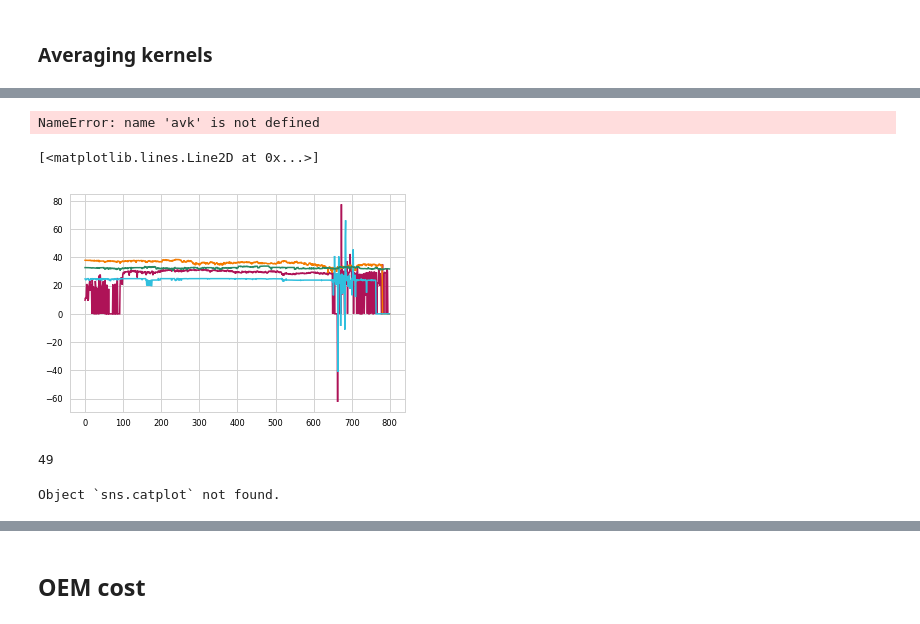
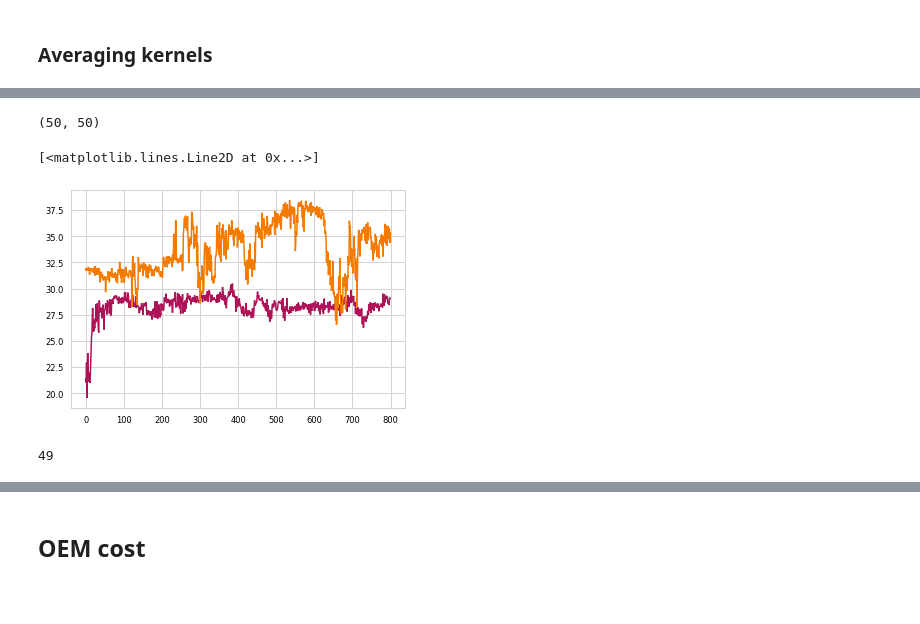
Before and after one commit to simonpf/mcrf, a Jupyter notebook: notebooks/liras/combined_results.ipynb, the cells around one changed output, grey strips where cells are left out. Drawn from its saved outputs; the diff is of its cells as text; code cells hidden in the pictures; blank space fills up the shorter version.

```diff
--- a/notebooks/liras/combined_results.ipynb
+++ b/notebooks/liras/combined_results.ipynb
@@ -444,3 +429,0 @@ js.shape
-# %%
-for i in range(11):
-    plt.plot(js[400, -i, -30:-9])
@@ -465,8 +429,0 @@ array([[0.00000000e+00, 0.00000000e+00, 0.00000000e+00, ...,
-# %%
-from matplotlib.colors import Normalize
-x = reference_b["lat"]
-y = np.linspace(0, 20, 206)
-for i in range(61):
-    plt.figure()
-    plt.pcolormesh(x, y, np.log10(np.abs(js[:, i, :].T)), norm = Normalize(-6, 2))
-    plt.colorbar()
@@ -487,7 +430,3 @@ for i in range(61):
-# %%
-plt.pcolormesh(z_a, z_a, avk[58 : 58, :58])
-# %% [output]
-NameError: name 'avk' is not defined
 # %%
 import pandas as pd
 
@@ -520,13 +459,13 @@ for i in range(n):
         method += ["Combined"]
         quantity += ["Total"]
 
-        s, e = 0, 58
+        s, e = 0, 12
         dofs += [np.trace(avk[s : e, s : e])]
         method += ["Combined"]
         quantity += ["Ice, $N_0^*$"]
 
         s = e
-        e = s + 58
+        e = s + 6
         dofs += [np.trace(avk[s : e, s : e])]
         method += ["Combined"]
         quantity += ["Rain, $N_0^*$"]
@@ -538,19 +477,19 @@ for i in range(n):
         quantity += ["Ice, $D_m$"]
 
         s = e
-        e = s + 11
+        e = s + 13
         dofs += [np.trace(avk[s : e, s : e])]
         method += ["Combined"]
         quantity += ["Rain, $D_m$"]
 
         s = e
-        e = s + 11
+        e = s + 21
         dofs += [np.trace(avk[s : e, s : e])]
         method += ["Combined"]
         quantity += ["Water vapor"]
 
         s = e
-        e = s + 8
+        e = s + 9
         dofs += [np.trace(avk[s : e, s : e])]
         method += ["Combined"]
         quantity += ["Cloud water"]
@@ -568,13 +507,13 @@ for i in range(n):
         method += ["Radar only"]
         quantity += ["Total"]
 
-        s, e = 0, 58
+        s, e = 0, 12
         dofs += [np.trace(avk[s : e, s : e])]
         method += ["Radar only"]
         quantity += ["Ice, $N_0^*$"]
 
         s = e
-        e = s + 58
+        e = s + 6
         dofs += [np.trace(avk[s : e, s : e])]
         method += ["Radar only"]
         quantity += ["Rain, $N_0^*$"]
@@ -586,19 +525,19 @@ for i in range(n):
         quantity += ["Ice, $D_m$"]
 
         s = e
-        e = s + 11
+        e = s + 13
         dofs += [np.trace(avk[s : e, s : e])]
         method += ["Radar only"]
         quantity += ["Rain, $D_m$"]
 
         s = e
-        e = s + 11
+        e = s + 21
         dofs += [0]
         method += ["Radar only"]
         quantity += ["Water vapor"]
 
         s = e
-        e = s + 8
+        e = s + 9
         dofs += [0]
         method += ["Radar only"]
         quantity += ["Cloud water"]
@@ -813,20 +748,20 @@ data = pd.DataFrame({"Degrees of freedom" : dofs,
                      "Method" : method,
                      "Scene" : scene,
                      "Quantity" : quantity})
+# %%
+avk_b_po[0].shape
+# %% [output]
+(50, 50)
 # %%
 plt.plot(dofs_b)
 plt.plot(dofs_a)
-plt.plot(dofs_b_ro)
-plt.plot(dofs_a_ro)
+#plt.plot(dofs_b_ro)
+#plt.plot(dofs_a_ro)
 # %% [output]
 [<matplotlib.lines.Line2D at 0x...>]
-[figure, old version]
+[figure, new version]
 # %%
 3 + 9 + 3 + 5 + 21 + 8
 # %% [output]
 49
-# %%
-sns.catplot?
-# %% [output]
-Object `sns.catplot` not found.
 # %%
```
Also changed, not shown: parts of 19 cells of this notebook, 21 other files.
